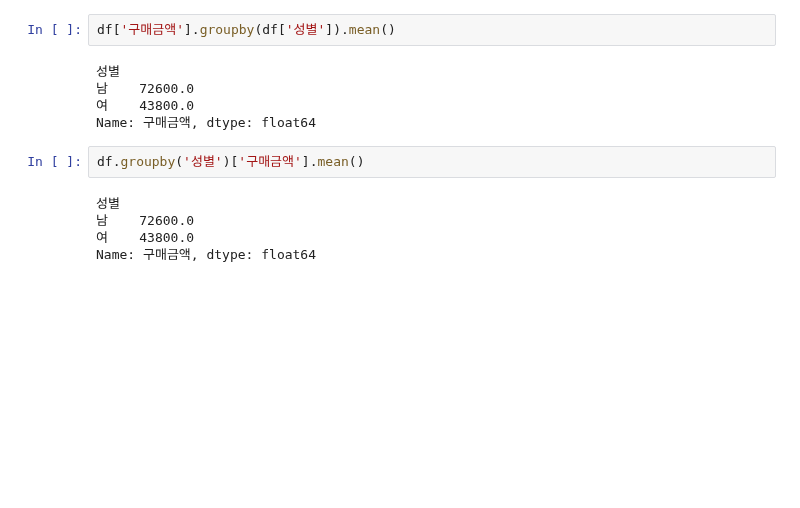
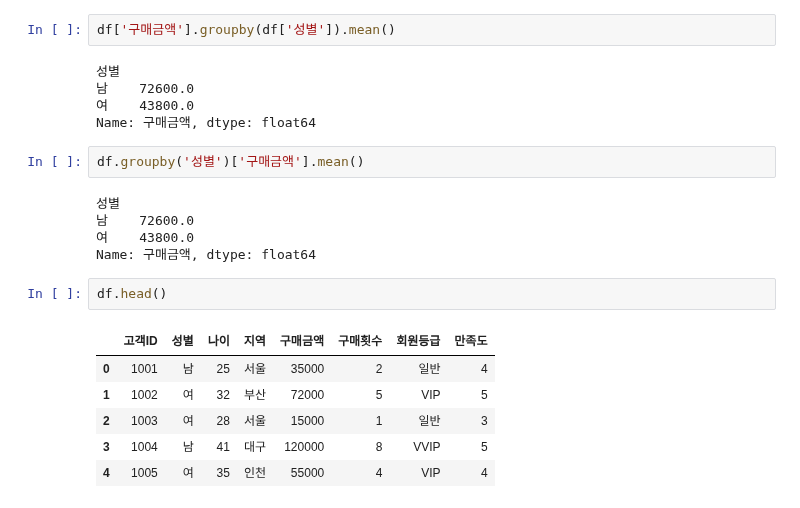
Before and after one commit to Kimchi-2025/big0611, a Jupyter notebook: py/p04_머신러닝/ch02_전처리/ex01_EDA.ipynb, the cells around one changed output. Cells and saved outputs as stored; diff of their text form; blank space fills up the shorter version.

```diff
--- a/py/p04_머신러닝/ch02_전처리/ex01_EDA.ipynb
+++ b/py/p04_머신러닝/ch02_전처리/ex01_EDA.ipynb
@@ -58,3 +58,12 @@ df.groupby('성별')['구매금액'].mean()
 남    72600.0
 여    43800.0
 Name: 구매금액, dtype: float64
+# %%
+df.head()
+# %% [output]
+|  | 고객ID | 성별 | 나이 | 지역 | 구매금액 | 구매횟수 | 회원등급 | 만족도 |
+| 0 | 1001 | 남 | 25 | 서울 | 35000 | 2 | 일반 | 4 |
+| 1 | 1002 | 여 | 32 | 부산 | 72000 | 5 | VIP | 5 |
+| 2 | 1003 | 여 | 28 | 서울 | 15000 | 1 | 일반 | 3 |
+| 3 | 1004 | 남 | 41 | 대구 | 120000 | 8 | VVIP | 5 |
+| 4 | 1005 | 여 | 35 | 인천 | 55000 | 4 | VIP | 4 |
```
Also changed, not shown: parts of 13 cells of this notebook, 2 other files.
